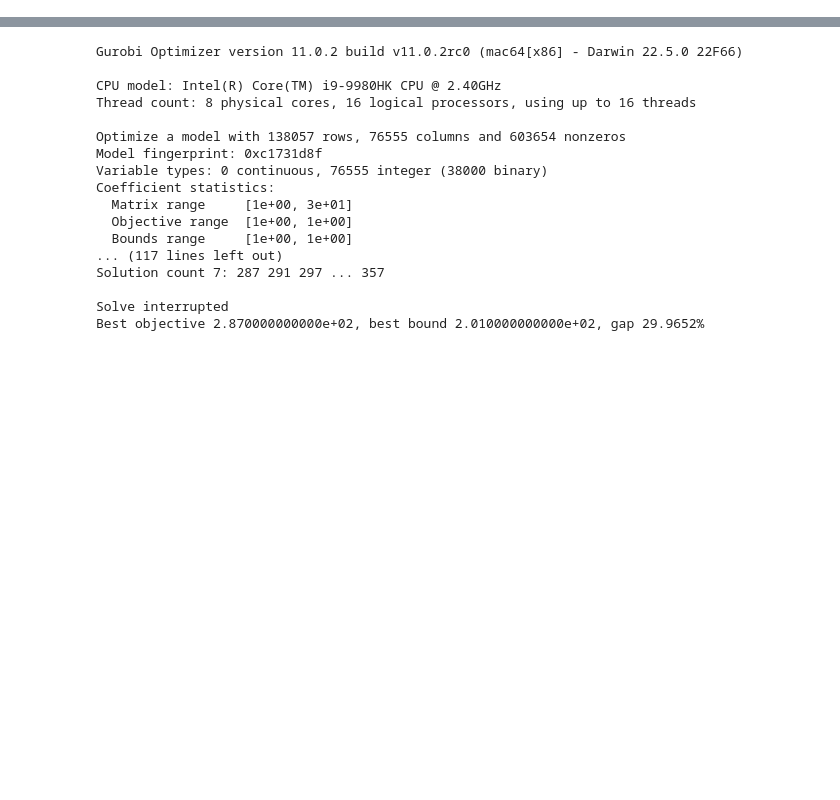
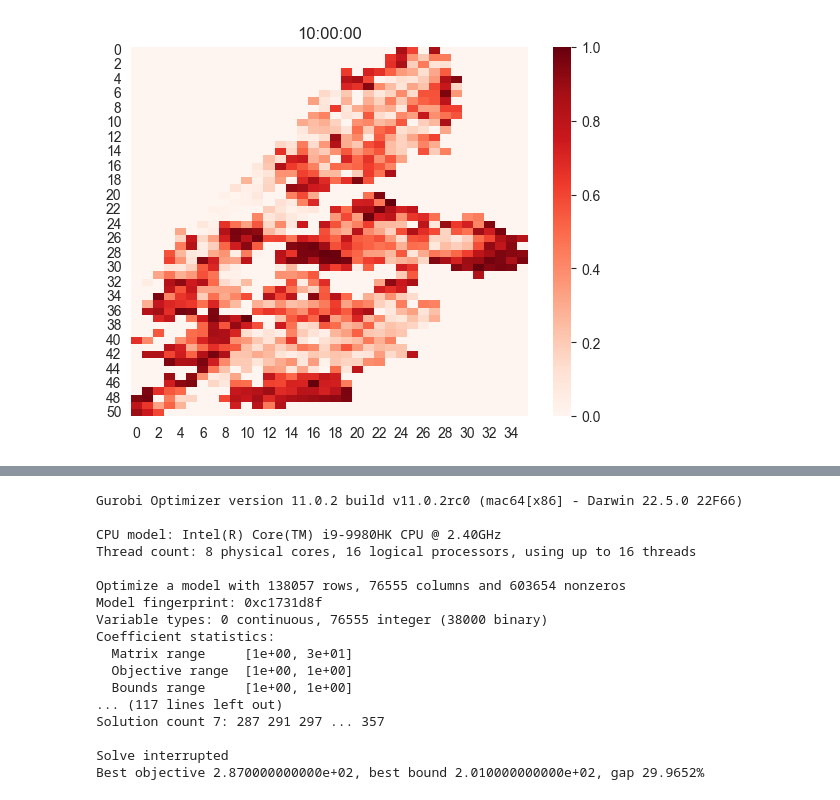
Before and after one commit to jarrettreimers/CSUREMM, a Jupyter notebook: cluster_model/cluster_model_testing.ipynb, the cells around one changed output, grey strips where cells are left out. Cells and saved outputs as stored; diff of their text form; code cells hidden in the pictures; blank space fills up the shorter version.

```diff
--- a/cluster_model/cluster_model_testing.ipynb
+++ b/cluster_model/cluster_model_testing.ipynb
@@ -13,17 +14,30 @@ import integer_programming as ip
 with open('../data/station_data/2024 model/v2/tph_4/data.pickle', 'rb') as f:
     station_data = pickle.load(f)
 
-path = '../data/station_data/status_at_time/2024_6_20_2:19.csv'
-time = timedelta(hours=6)
+with open('../station_information.json', 'r') as f:
+    station_information = simplejson.load(f)['data']['stations']
+
+# path = '../data/station_data/status_at_time/2024_6_20_2:19.csv'
+# time = timedelta(hours=6)
 # length = timedelta(hours=2)
 tph = 4
-square_size = 0.007
+square_size = 0.005
 # %%
 model = ClusterModel(station_data=station_data, in_transit=[], tph=tph)
 model.init_clusters(square_length=square_size)
-model.init_state(path=path, time=time)
+
+model_2 = ClusterModel(station_data=station_data, in_transit=[], tph=4)
+model_2.init_clusters(square_length=square_size)
+
+start_df = parameter.get_state_df(station_information, f'rebalancing/data/9/2024-07-09-10-00.pickle')
+end_df = parameter.get_state_df(station_information, f'rebalancing/data/9/2024-07-09-14-00.pickle')
+model.init_df_state(start_df, time=timedelta(hours=6))
+model_2.init_df_state(end_df, time=timedelta(hours=10))
+# model.init_state(path=path, time=time)
+
 original_state = {i: model.cluster_dict[i].curr_bikes for i in model.cluster_dict}
-# model.init_by_3()
+end_state = {i: model_2.cluster_dict[i].curr_bikes for i in model_2.cluster_dict}
+original_clusters = {cluster.name: cluster for cluster in model.cluster_dict.values()}
 
 state_optimization = StateOptimization(model)
 # opt_state = state_optimization.optimize(length=length)
@@ -57,0 +107,23 @@ for cluster in model.cluster_dict.values():
+# %%
+day = 9
+files = os.listdir(f'rebalancing/data/{day}')
+files.sort()
+for i, file in enumerate(files[::3]):
+    df = parameter.get_state_df(station_information, f'rebalancing/data/{day}/' + file,)
+    split_file = file[:-7].split('-')
+    hour = int(split_file[3])-4
+    minute = int(split_file[4])
+    if not 6 <= hour <= 10:
+        continue
+    if hour == 10 and minute != 0:
+        continue
+    model_2.init_df_state(df, time=timedelta(hours=(hour+minute/60)))
+    if i < 10:
+        i = f'00{i}'
+    elif i < 100:
+        i = f'0{i}'
+    else:
+        i = f'{i}'
+    model_2.show_fill_percent(save=True, name=i, folder='images/fill_2/')
+# %% [output]
+[figure, added]
```
Also changed, not shown: parts of 9 cells of this notebook, 10 other files.
